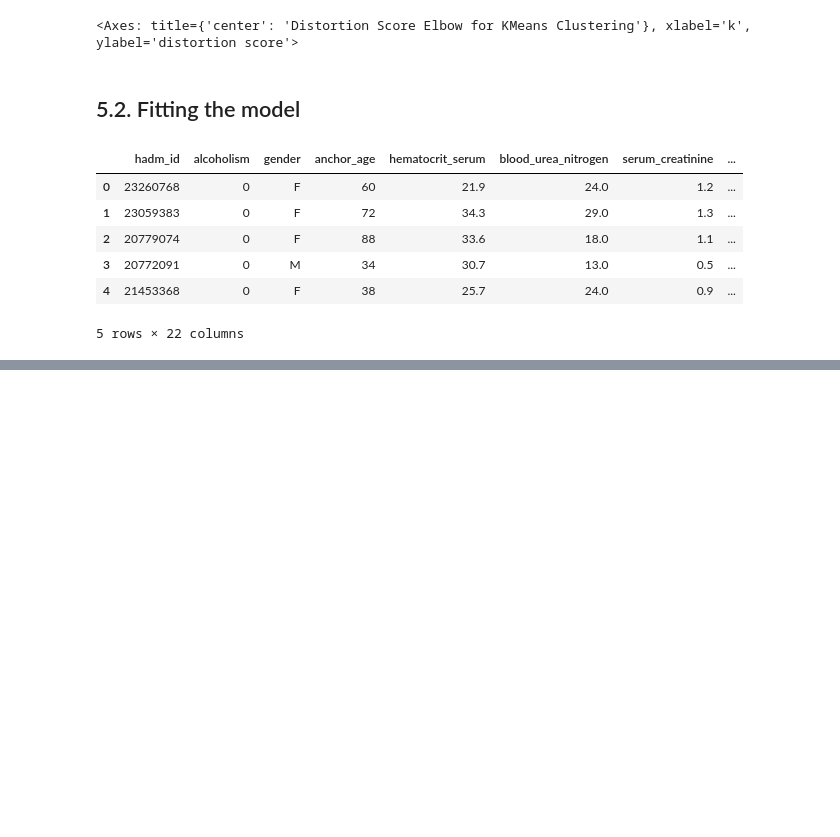
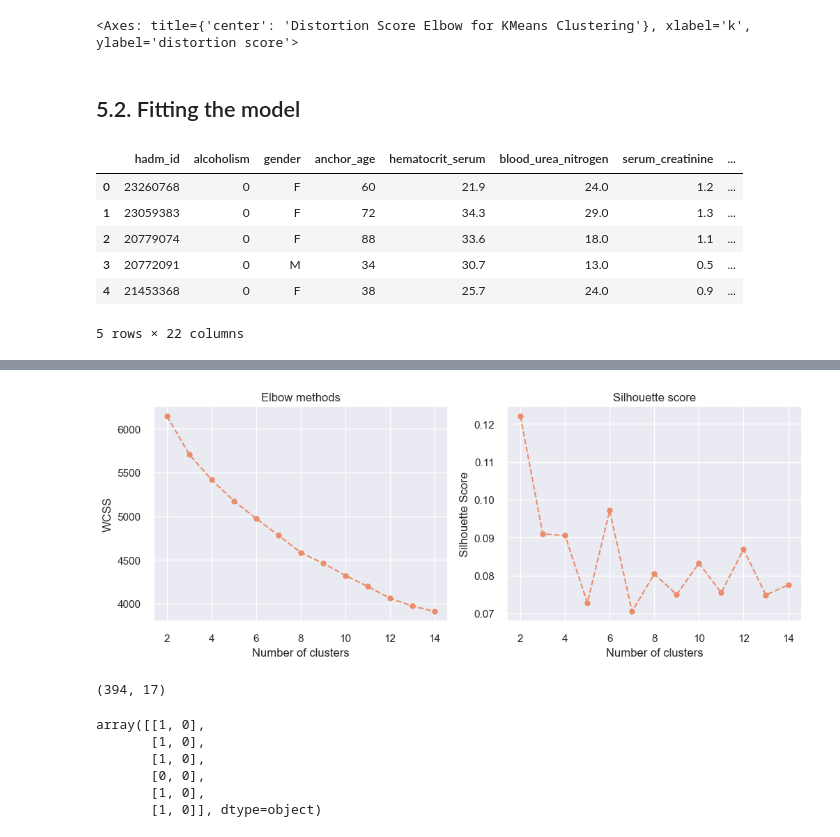
Before and after one commit to luluilmaknun/COMP90089, a Jupyter notebook: clustering_analysis/code_icd.ipynb, the cells around one changed output, grey strips where cells are left out. Cells and saved outputs as stored; diff of their text form; code cells hidden in the pictures; blank space fills up the shorter version.

```diff
--- a/clustering_analysis/code_icd.ipynb
+++ b/clustering_analysis/code_icd.ipynb
@@ -546,0 +436,5 @@ Female, 40, fat, fertile.
+# %%
+# Drop gender
+X2 = df_clean.drop(['hadm_id', 'gender', 'mortality', 'alcoholism', 'cluster', 'DB_cluster'], axis=1)
+X2 = X2.fillna(X2.median())
+X2.head()
@@ -546,0 +448,4 @@ Female, 40, fat, fertile.
+# %%
+scaler2 = StandardScaler()
+X_scaled2 = scaler2.fit_transform(X2)
+X_scaled2
@@ -546,0 +466,36 @@ Female, 40, fat, fertile.
+# %%
+X_scaled2 = np.c_[X_scaled2, X['gender'], X['alcoholism']]
+# %%
+costs = []
+n_clusters = []
+ss = []
+
+for i in range(2, 15):
+    kproto = KPrototypes(n_clusters=i, random_state=RANDOM_STATE)
+    clusters = kproto.fit_predict(X_scaled2, categorical=[17,18])
+
+    costs.append(kproto.cost_)
+    n_clusters.append(i)
+
+    # Record silhouette score
+    sil_score = silhouette_score(X_scaled2, clusters)
+    ss.append(sil_score)
+# %%
+# Plot Elbow graph
+plt.figure(figsize=(12, 4))
+plt.subplot(1, 2, 1)
+plt.plot(range(2, 15), costs, marker='o', linestyle='--')
+plt.xlabel('Number of clusters')
+plt.ylabel('WCSS')
+plt.title('Elbow methods')
+
+# Plot Silhouette Score graph
+plt.subplot(1, 2, 2)
+plt.plot(range(2, 15), ss, marker='o', linestyle='--')
+plt.xlabel('Number of clusters')
+plt.ylabel('Silhouette Score')
+plt.title('Silhouette score')
+
+plt.show()
+# %% [output]
+[figure, added]
@@ -546,0 +508,13 @@ Female, 40, fat, fertile.
+# %%
+X2.shape
+# %% [output]
+(394, 17)
+# %%
+kproto._enc_cluster_centroids[1]
+# %% [output]
+array([[1, 0],
+       [1, 0],
+       [1, 0],
+       [0, 0],
+       [1, 0],
+       [1, 0]], dtype=object)
```
Also changed, not shown: parts of 62 cells of this notebook, 1 other file.
